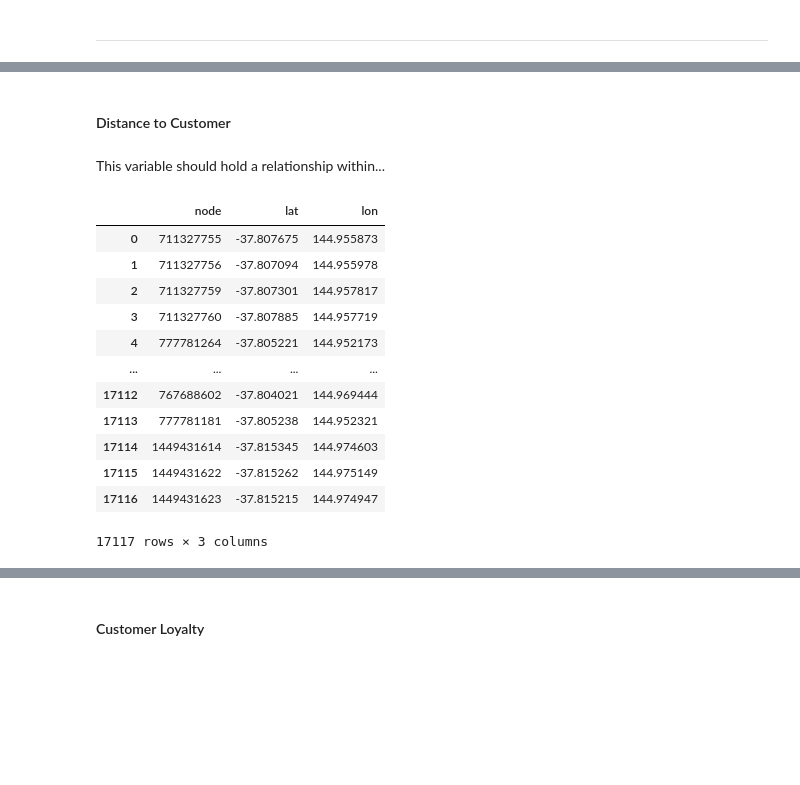
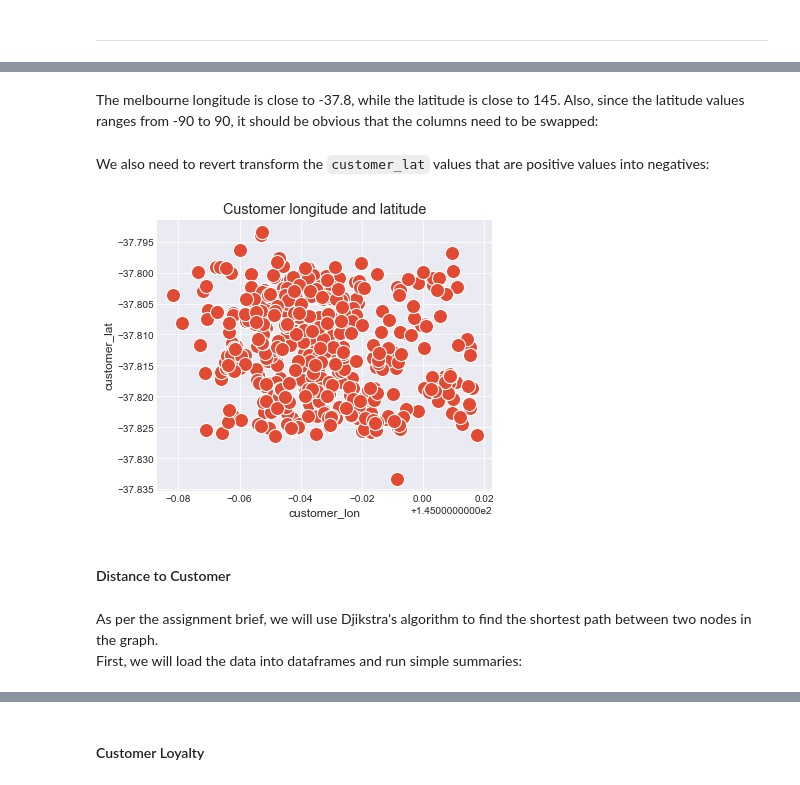
Before and after one commit to pampagrimaldi/FIT5196-A2, a Jupyter notebook: A2_32980523.ipynb, the cells around one changed output, grey strips where cells are left out. Cells and saved outputs as stored; diff of their text form; code cells hidden in the pictures; blank space fills up the shorter version.

```diff
--- a/A2_32980523.ipynb
+++ b/A2_32980523.ipynb
@@ -785,0 +829,2 @@ fig.show()
+# %% [markdown]
+The melbourne longitude is close to -37.8, while the latitude is close to 145. Also, since the latitude values ranges from -90 to 90, it should be obvious that the columns need to be swapped:
@@ -786,25 +835,30 @@ fig.show()
+# %% [markdown]
+We also need to revert transform the `customer_lat` values that are positive values into negatives:
+# %%
+#create mask
+_ = dirty_data.customer_lat > 0
+# filter out results and re-assign by multiplying itself to -1.
+dirty_data.loc[_,"customer_lat"] *= -1
+# %%
+# review the coordinates again
+#review customer latitude
+dimens = (6, 5)
+fig, ax = plt.subplots(figsize=dimens)
+sns.scatterplot(data = dirty_data, x = 'customer_lon', y = 'customer_lat',s=200,
+                x_jitter=100, y_jitter=100, ax=ax)
+plt.title("Customer longitude and latitude")
+plt.show()
+# %% [output]
+[figure, added]
 # %% [markdown]
 #### Distance to Customer
-# %% [markdown]
-This variable should hold a relationship within...
+# %% [markdown]
+As per the assignment brief, we will use Djikstra's algorithm to find the shortest path between
+two nodes in the graph.
+<br>
+First, we will load the data into dataframes and run simple summaries:
 # %%
 # use supplementary files
 nodes = pd.read_csv('supplementary_files/nodes.csv')
 edges = pd.read_csv('supplementary_files/edges.csv')
 branches = pd.read_csv('supplementary_files/branches.csv')
-# %%
-nodes
-# %% [output]
-|  | node | lat | lon |
-| 0 | 711327755 | -37.807675 | 144.955873 |
-| 1 | 711327756 | -37.807094 | 144.955978 |
-| 2 | 711327759 | -37.807301 | 144.957817 |
-| 3 | 711327760 | -37.807885 | 144.957719 |
-| 4 | 777781264 | -37.805221 | 144.952173 |
-| ... | ... | ... | ... |
-| 17112 | 767688602 | -37.804021 | 144.969444 |
-| 17113 | 777781181 | -37.805238 | 144.952321 |
-| 17114 | 1449431614 | -37.815345 | 144.974603 |
-| 17115 | 1449431622 | -37.815262 | 144.975149 |
-| 17116 | 1449431623 | -37.815215 | 144.974947 |
-17117 rows × 3 columns
```
Also changed, not shown: parts of 46 cells of this notebook.
